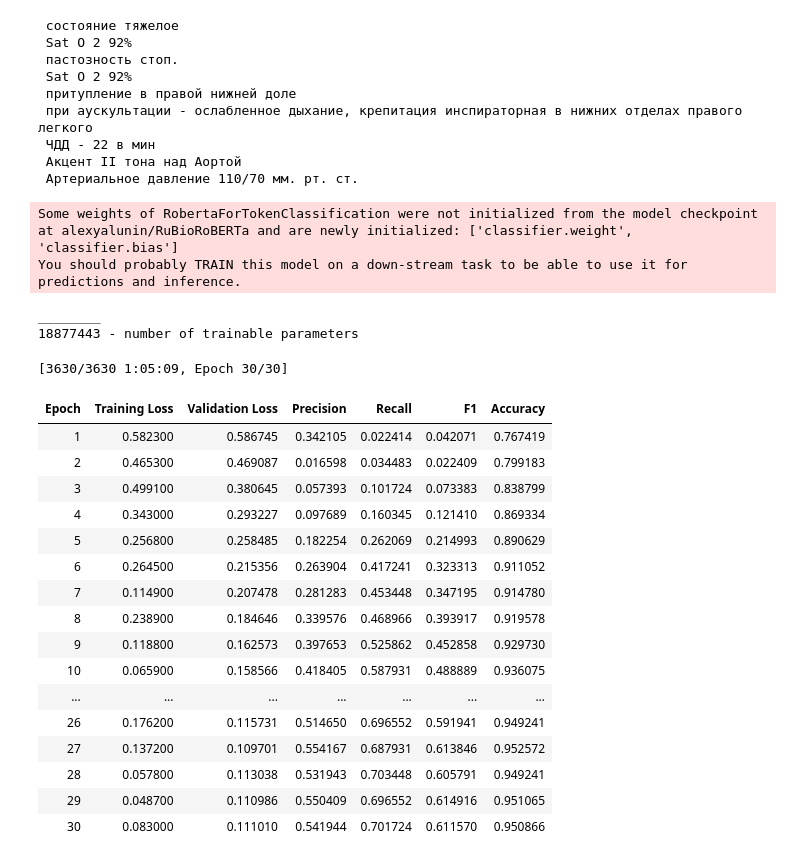
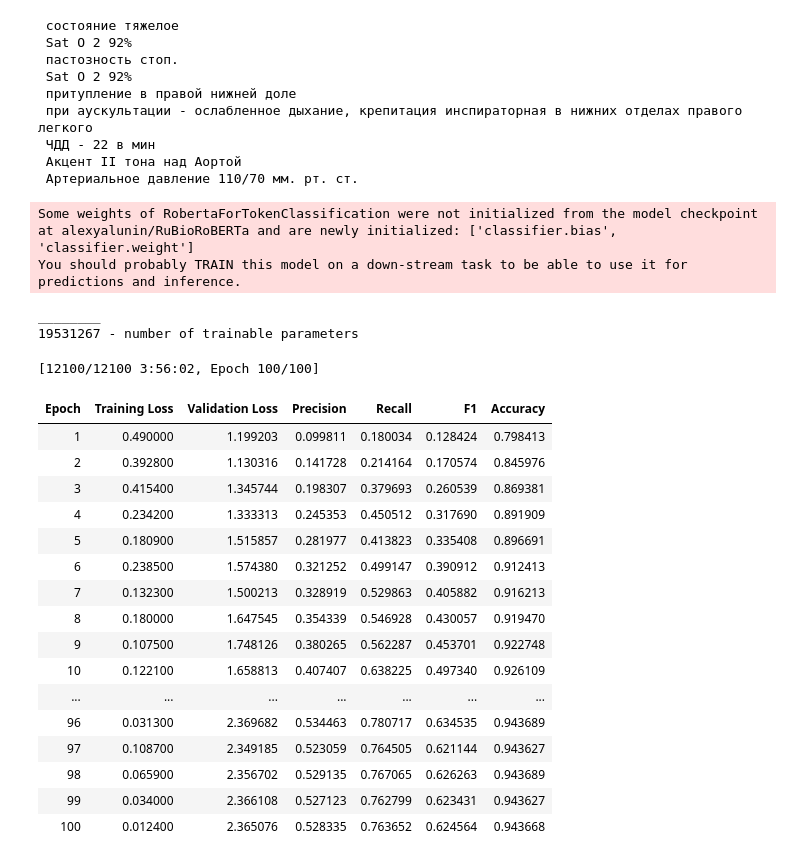
Before and after one commit to HackFlex/AIm-Finder-2023, a Jupyter notebook: notebooks/experiments/Lora_finetune.ipynb, the cells around one changed output. Cells and saved outputs as stored; diff of their text form; code cells hidden in the pictures.

```diff
--- a/notebooks/experiments/Lora_finetune.ipynb
+++ b/notebooks/experiments/Lora_finetune.ipynb
@@ -217,6 +204,19 @@ class LoRALayer(nn.Module):
         # Apply self.module and LoRA adapter, return the sum (base module outputs + adapter outputs)
         return self.module(input) + self.adapter(input)
 # %%
+id2label = {
+    0: "O",
+    1: "B",
+    2: "I",
+}
+label2id = {
+    "O": 0,
+    "B": 1,
+    "I": 2,
+}
+
+data_collator = DataCollatorForTokenClassification(tokenizer=tokenizer)
+
 model = AutoModelForTokenClassification.from_pretrained(
     model_name,
     device_map={'': torch.cuda.current_device()},
@@ -235,13 +235,13 @@ for name, module in model.roberta.named_modules():
         module.key = LoRALayer(module.key, rank=128)
         module.value = LoRALayer(module.value, rank=128)
 
-# model.classifier = nn.Sequential(
-#     nn.Linear(1024, 512),
-#     nn.Linear(512, 256),
-#     nn.Linear(256, 3)
-# )
+model.classifier = nn.Sequential(
+    nn.Linear(1024, 512),
+    nn.Linear(512, 256),
+    nn.Linear(256, 3)
+)
 # %% [output]
-Some weights of RobertaForTokenClassification were not initialized from the model checkpoint at alexyalunin/RuBioRoBERTa and are newly initialized: ['classifier.weight', 'classifier.bias']
+Some weights of RobertaForTokenClassification were not initialized from the model checkpoint at alexyalunin/RuBioRoBERTa and are newly initialized: ['classifier.bias', 'classifier.weight']
 You should probably TRAIN this model on a down-stream task to be able to use it for predictions and inference.
 # %%
 def count_parameters(model):
@@ -254,7 +254,7 @@ def count_parameters(model):
 count_parameters(model)
 # %% [output]
 ________
-18877443 - number of trainable parameters
+19531267 - number of trainable parameters
 # %%
 mlflow.end_run()
 
@@ -262,10 +262,10 @@ text_log_ids = [0, 1, 2, 3, 4, 5]
 cur_texts = [[] for _ in text_log_ids]
 processor = TextProcessor()
 
-cur_run_id = 1
-num_train_epochs = 30
+cur_run_id = 2
+num_train_epochs = 100
 
-name = "head-1-LoRA-final"
+name = "f1-head-3-LoRA-final-big-test"
 run_name = f'{name}-{cur_run_id:02}'
 output_dir = f'./logs/{run_name}'
 batch_size = 16
@@ -273,52 +273,53 @@ batch_size = 16
 training_args = TrainingArguments(
     output_dir=output_dir,
     logging_dir='./logs',
     evaluation_strategy="epoch",
     learning_rate=1e-4,
     per_device_train_batch_size=batch_size,
     per_device_eval_batch_size=batch_size,
     num_train_epochs=num_train_epochs,
-    weight_decay=0.01,
+    weight_decay=0.005,
     logging_strategy='steps',
     logging_steps=1,
     save_strategy='epoch',
     load_best_model_at_end=True,
     report_to="mlflow",
     run_name=run_name,
-    max_grad_norm=1
+    max_grad_norm=1,
+    metric_for_best_model='f1',
 )
 
 trainer = Trainer(
     model=model,
     args=training_args,
     train_dataset=train_dataset,
     eval_dataset=test_dataset,
     tokenizer=tokenizer,
     data_collator=data_collator,
     compute_metrics=compute_metrics,
 )
 
 trainer.train()
 mlflow.end_run()
 # %% [output]
-[3630/3630 1:05:09, Epoch 30/30]
+[12100/12100 3:56:02, Epoch 100/100]
 | Epoch | Training Loss | Validation Loss | Precision | Recall | F1 | Accuracy |
-| 1 | 0.582300 | 0.586745 | 0.342105 | 0.022414 | 0.042071 | 0.767419 |
-| 2 | 0.465300 | 0.469087 | 0.016598 | 0.034483 | 0.022409 | 0.799183 |
-| 3 | 0.499100 | 0.380645 | 0.057393 | 0.101724 | 0.073383 | 0.838799 |
-| 4 | 0.343000 | 0.293227 | 0.097689 | 0.160345 | 0.121410 | 0.869334 |
-| 5 | 0.256800 | 0.258485 | 0.182254 | 0.262069 | 0.214993 | 0.890629 |
-| 6 | 0.264500 | 0.215356 | 0.263904 | 0.417241 | 0.323313 | 0.911052 |
-| 7 | 0.114900 | 0.207478 | 0.281283 | 0.453448 | 0.347195 | 0.914780 |
-| 8 | 0.238900 | 0.184646 | 0.339576 | 0.468966 | 0.393917 | 0.919578 |
-| 9 | 0.118800 | 0.162573 | 0.397653 | 0.525862 | 0.452858 | 0.929730 |
-| 10 | 0.065900 | 0.158566 | 0.418405 | 0.587931 | 0.488889 | 0.936075 |
+| 1 | 0.490000 | 1.199203 | 0.099811 | 0.180034 | 0.128424 | 0.798413 |
+| 2 | 0.392800 | 1.130316 | 0.141728 | 0.214164 | 0.170574 | 0.845976 |
+| 3 | 0.415400 | 1.345744 | 0.198307 | 0.379693 | 0.260539 | 0.869381 |
+| 4 | 0.234200 | 1.333313 | 0.245353 | 0.450512 | 0.317690 | 0.891909 |
+| 5 | 0.180900 | 1.515857 | 0.281977 | 0.413823 | 0.335408 | 0.896691 |
+| 6 | 0.238500 | 1.574380 | 0.321252 | 0.499147 | 0.390912 | 0.912413 |
+| 7 | 0.132300 | 1.500213 | 0.328919 | 0.529863 | 0.405882 | 0.916213 |
+| 8 | 0.180000 | 1.647545 | 0.354339 | 0.546928 | 0.430057 | 0.919470 |
+| 9 | 0.107500 | 1.748126 | 0.380265 | 0.562287 | 0.453701 | 0.922748 |
+| 10 | 0.122100 | 1.658813 | 0.407407 | 0.638225 | 0.497340 | 0.926109 |
 | ... | ... | ... | ... | ... | ... | ... |
-| 26 | 0.176200 | 0.115731 | 0.514650 | 0.696552 | 0.591941 | 0.949241 |
-| 27 | 0.137200 | 0.109701 | 0.554167 | 0.687931 | 0.613846 | 0.952572 |
-| 28 | 0.057800 | 0.113038 | 0.531943 | 0.703448 | 0.605791 | 0.949241 |
-| 29 | 0.048700 | 0.110986 | 0.550409 | 0.696552 | 0.614916 | 0.951065 |
-| 30 | 0.083000 | 0.111010 | 0.541944 | 0.701724 | 0.611570 | 0.950866 |
+| 96 | 0.031300 | 2.369682 | 0.534463 | 0.780717 | 0.634535 | 0.943689 |
+| 97 | 0.108700 | 2.349185 | 0.523059 | 0.764505 | 0.621144 | 0.943627 |
+| 98 | 0.065900 | 2.356702 | 0.529135 | 0.767065 | 0.626263 | 0.943689 |
+| 99 | 0.034000 | 2.366108 | 0.527123 | 0.762799 | 0.623431 | 0.943627 |
+| 100 | 0.012400 | 2.365076 | 0.528335 | 0.763652 | 0.624564 | 0.943668 |
 # %%
 path_to_model = f'../../models/{run_name}.pt'
 torch.save(model, path_to_model)
```
Also changed, not shown: parts of 3 cells of this notebook, 1 other file.
